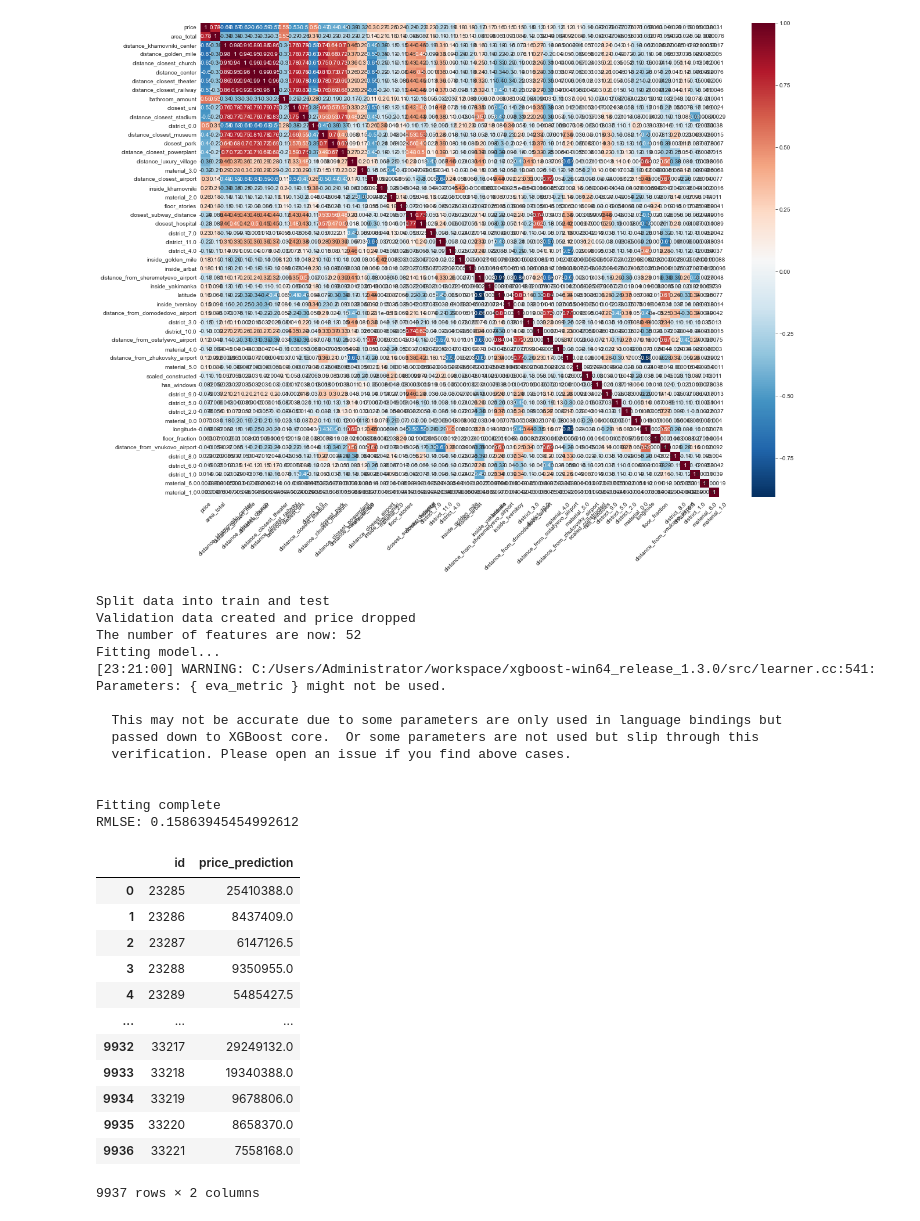
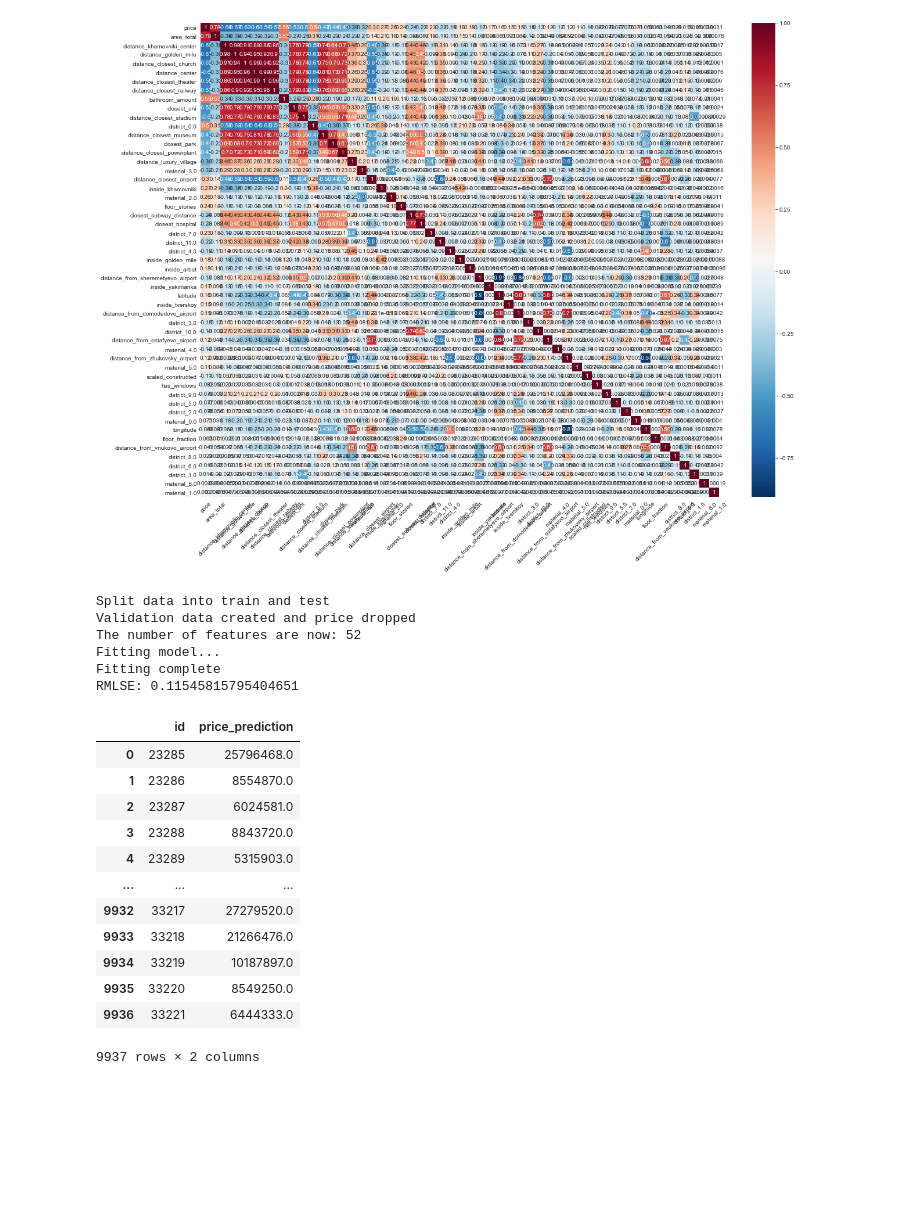
Before and after one commit to Olaussen/TDT4173_group69, a Jupyter notebook: src/testing_shitt.ipynb, the cells around one changed output. Cells and saved outputs as stored; diff of their text form; code cells hidden in the pictures; blank space fills up the shorter version.

```diff
--- a/src/testing_shitt.ipynb
+++ b/src/testing_shitt.ipynb
@@ -175,54 +175,46 @@ labels = train_data["price"]
 test_data = last[23285:].copy()
 test_data.drop("price", 1, inplace=True)
 print("Split data into train and test")
 
 # Splitting training data into training and validation, removed the price for each of them afterwards
-x_train, x_test, y_train, y_test = train_test_split(train_data, labels, stratify=train_data["price"].round(), test_size=0.3)
+x_train, x_test, y_train, y_test = train_test_split(train_data, labels, stratify=train_data["price"].round(), test_size=0.001)
 x_train.drop("price", 1, inplace=True)
 x_test.drop("price", 1, inplace=True)
 print("Validation data created and price dropped")
 print("The number of features are now:", x_train.shape[1])
 
 print("Fitting model...")
 model = TestModel(x_train, y_train)
 pipeline = model.fit()
 test_pred = np.round([np.expm1(pred) for pred in model.predict(x_test)])
 test_labels = np.round([np.expm1(lab)for lab in y_test])
 print("Fitting complete")
 
 res = pd.DataFrame([(test_labels[i], test_pred[i]) for i in range(len(test_pred))], columns=["actual", "prediction"])
 print("RMLSE: %s" % model.root_mean_squared_log_error(test_labels, test_pred))
 res.to_csv("./split.csv", index=False)
 
 pred = [np.expm1(p) for p in model.predict(test_data)]
 model.save_predictions(pred)
 # %% [output]
 Split data into train and test
 Validation data created and price dropped
 The number of features are now: 52
 Fitting model...
-[23:21:00] WARNING: C:/Users/Administrator/workspace/xgboost-win64_release_1.3.0/src/learner.cc:541:
-Parameters: { eva_metric } might not be used.
-
-  This may not be accurate due to some parameters are only used in language bindings but
-  passed down to XGBoost core.  Or some parameters are not used but slip through this
-  verification. Please open an issue if you find above cases.
-
-
 Fitting complete
-RMLSE: 0.15863945454992612
+RMLSE: 0.11545815795404651
 |  | id | price_prediction |
-| 0 | 23285 | 25410388.0 |
-| 1 | 23286 | 8437409.0 |
-| 2 | 23287 | 6147126.5 |
-| 3 | 23288 | 9350955.0 |
-| 4 | 23289 | 5485427.5 |
+| 0 | 23285 | 25796468.0 |
+| 1 | 23286 | 8554870.0 |
+| 2 | 23287 | 6024581.0 |
+| 3 | 23288 | 8843720.0 |
+| 4 | 23289 | 5315903.0 |
 | ... | ... | ... |
-| 9932 | 33217 | 29249132.0 |
-| 9933 | 33218 | 19340388.0 |
-| 9934 | 33219 | 9678806.0 |
-| 9935 | 33220 | 8658370.0 |
-| 9936 | 33221 | 7558168.0 |
+| 9932 | 33217 | 27279520.0 |
+| 9933 | 33218 | 21266476.0 |
+| 9934 | 33219 | 10187897.0 |
+| 9935 | 33220 | 8549250.0 |
+| 9936 | 33221 | 6444333.0 |
 9937 rows × 2 columns
 # %%
 automl_model = TestModel(x_train, y_train)
```
Also changed, not shown: parts of 3 cells of this notebook.
